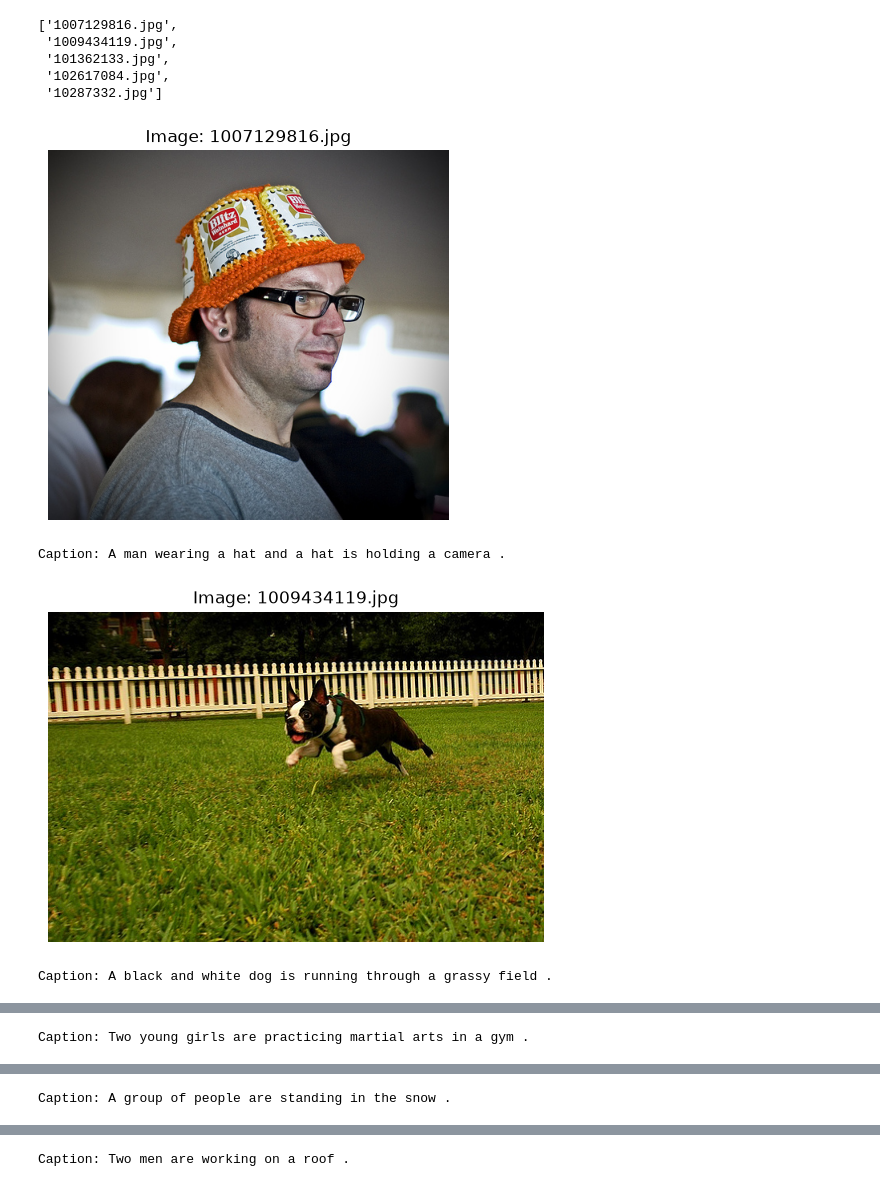
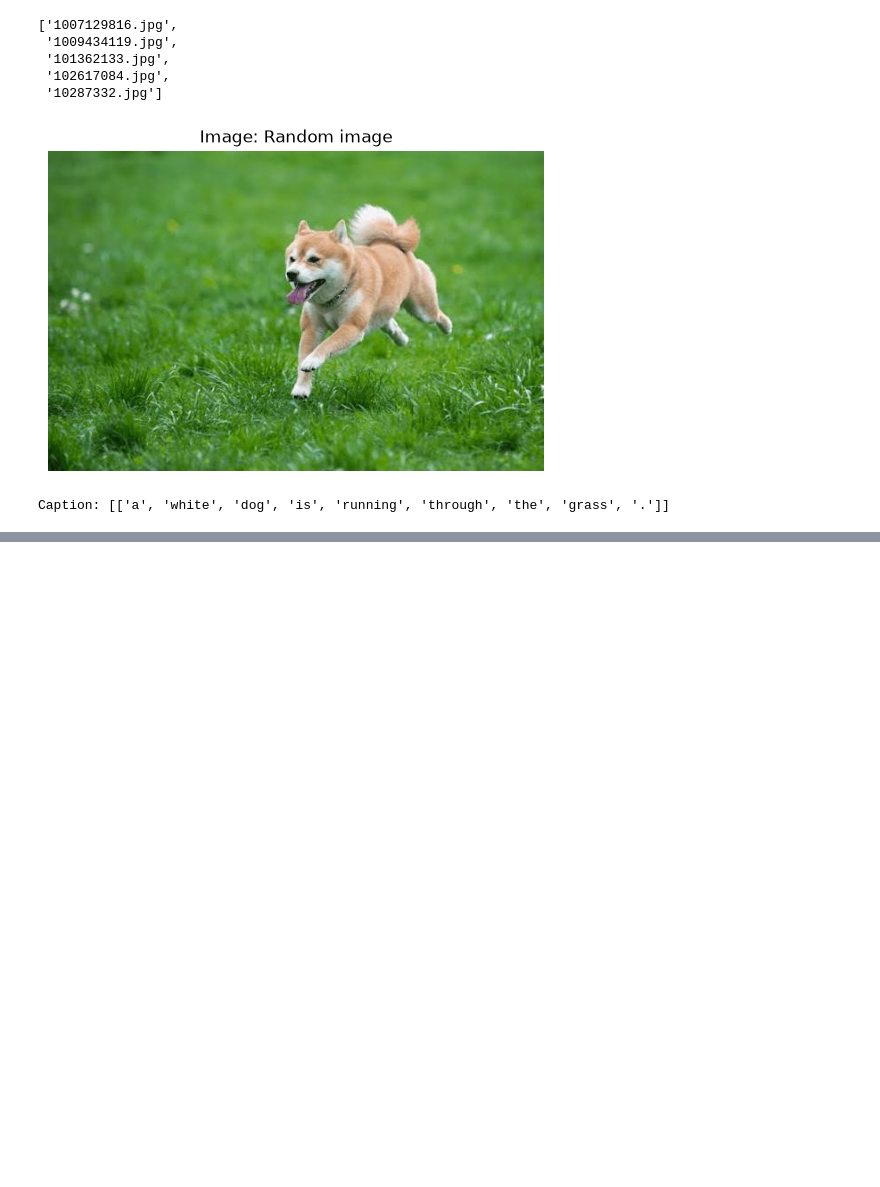
Before and after one commit to dvankien123/image-captioning, a Jupyter notebook: notebooks/inference_demo.ipynb, the cells around one changed output, grey strips where cells are left out. Saved outputs shown, nothing was run; the diff lists cells and outputs as text; code cells hidden in the pictures; blank space fills up the shorter version.

```diff
--- a/notebooks/inference_demo.ipynb
+++ b/notebooks/inference_demo.ipynb
@@ -34,18 +34,24 @@ image_names[:5]
 image_dir = Path(config_dir / config["paths"]["images"])
 # %%
 # Display the first 5 images and their captions
-for image_name in image_names[:5]:
-    image_path = str(image_dir / image_name)
-    image = Image.open(image_path).convert("RGB")
-    plt.imshow(image)
-    plt.axis("off")
-    plt.title(f"Image: {image_name}")
-    plt.show()
-    caption_lst = image_caption(image_path, model, vocab, transform, device, method="beam")
-    caption = " ".join(caption_lst)
-    print(f"Caption: {caption.capitalize()}")
+# for image_name in image_names[6:11]:
+#     image_path = str(image_dir / image_name)
+#     image = Image.open(image_path).convert("RGB")
+#     plt.imshow(image)
+#     plt.axis("off")
+#     plt.title(f"Image: {image_name}")
+#     plt.show()
+#     caption = image_caption(image_path, model, vocab, transform, device, method="beam")
+#     print(f"Caption: {caption}")
+
+image_path = "C:/Users/Admin/Pictures/Saved Pictures/Dog.jpg"
+image = Image.open(image_path)
+plt.imshow(image)
+plt.axis("off")
+plt.title(f"Image: Random image")
+plt.show()
+caption = image_caption(image_path, model, vocab, transform, device, method="beam")
+print(f"Caption: {caption}")
 # %% [output]
-[figure, old version]
+[figure, new version]
-Caption: A man wearing a hat and a hat is holding a camera .
+Caption: [['a', 'white', 'dog', 'is', 'running', 'through', 'the', 'grass', '.']]
-[figure, removed]
-Caption: A black and white dog is running through a grassy field .
@@ -53 +57,0 @@ Caption: A black and white dog is running through a grassy field .
-Caption: Two young girls are practicing martial arts in a gym .
@@ -55 +57,0 @@ Caption: Two young girls are practicing martial arts in a gym .
-Caption: A group of people are standing in the snow .
@@ -57 +57,0 @@ Caption: A group of people are standing in the snow .
-Caption: Two men are working on a roof .
```
Also changed, not shown: parts of 1 cell of this notebook, 5 other files.
